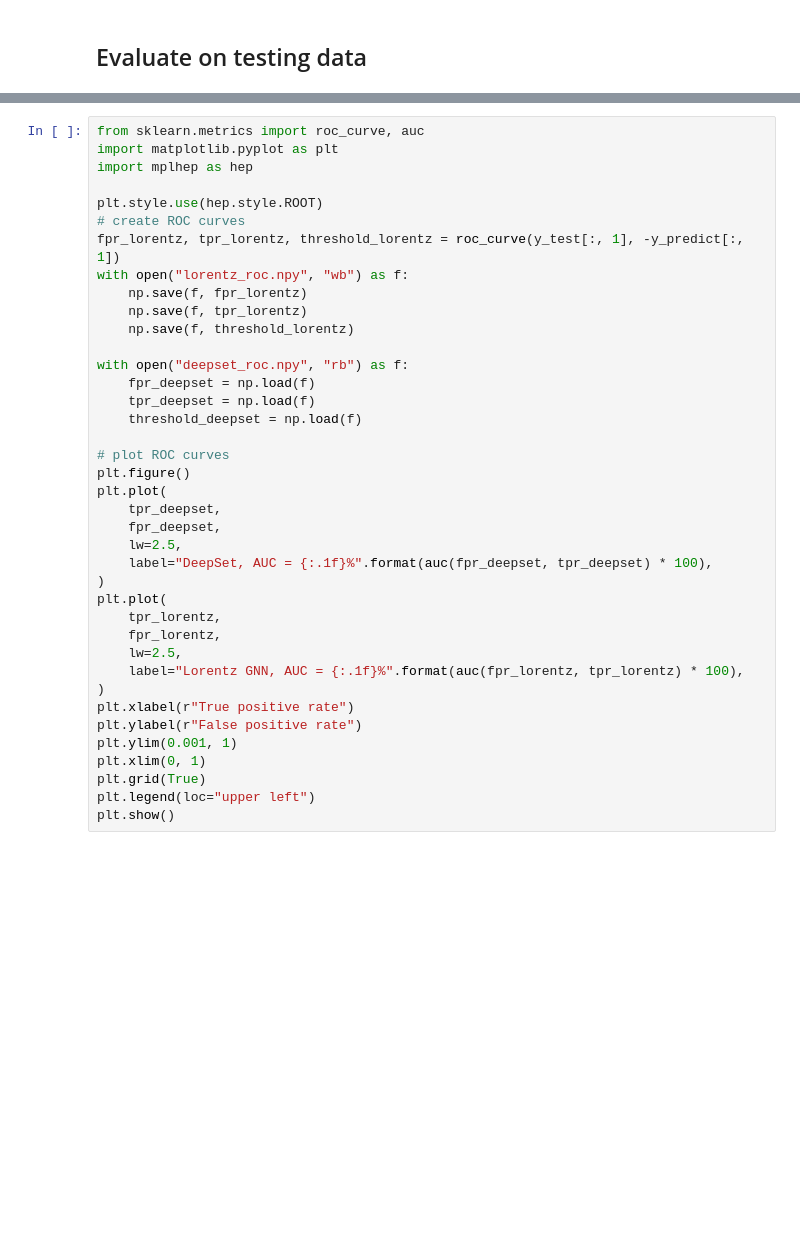
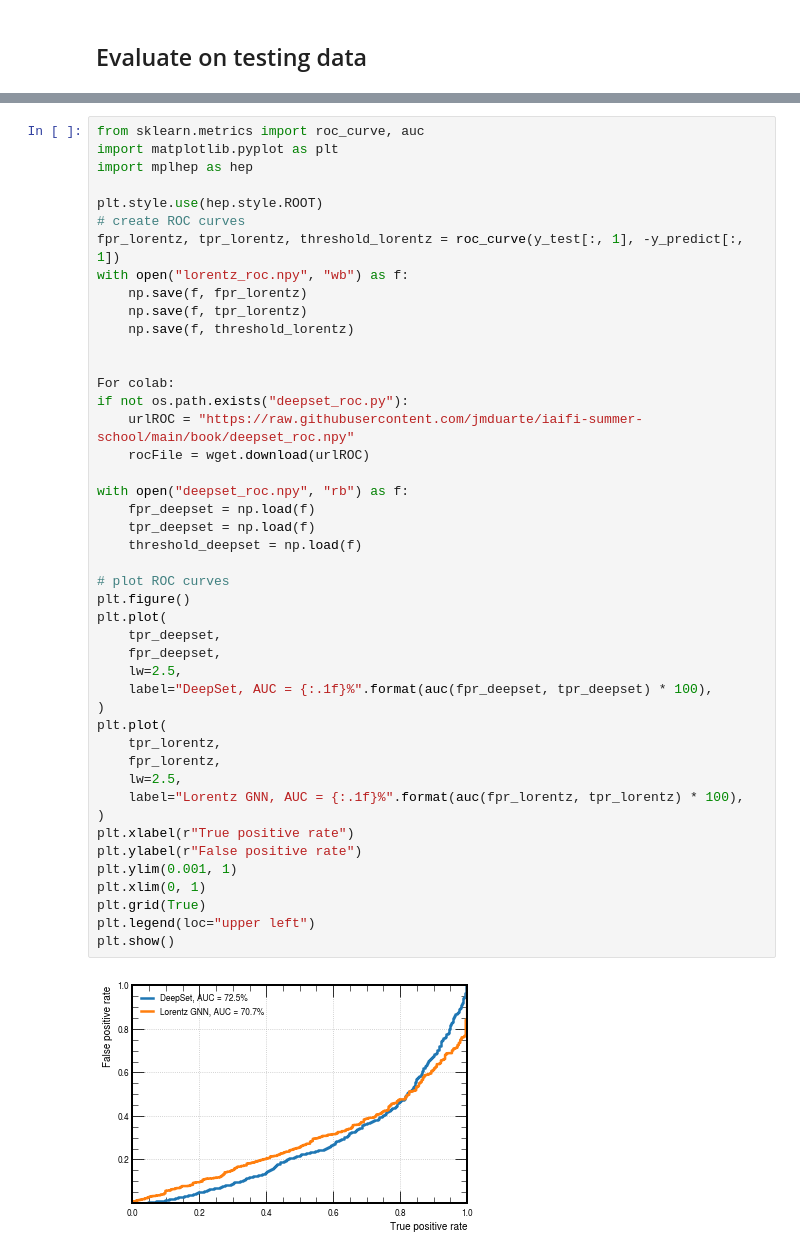
Before and after one commit to jmduarte/iaifi-summer-school, a Jupyter notebook: book/1.5_gnn_lorentz.ipynb, the cells around one changed output, grey strips where cells are left out. Saved outputs shown, nothing was run; the diff lists cells and outputs as text; blank space fills up the shorter version.

Commit message:
uploading colab-compatible lorentz network adjustments

```diff
--- a/book/1.5_gnn_lorentz.ipynb
+++ b/book/1.5_gnn_lorentz.ipynb
@@ -367,33 +430,41 @@ with open("lorentz_roc.npy", "wb") as f:
     np.save(f, fpr_lorentz)
     np.save(f, tpr_lorentz)
     np.save(f, threshold_lorentz)
+
+
+For colab:
+if not os.path.exists("deepset_roc.py"):
+    urlROC = "https://raw.githubusercontent.com/jmduarte/iaifi-summer-school/main/book/deepset_roc.npy"
+    rocFile = wget.download(urlROC)
 
 with open("deepset_roc.npy", "rb") as f:
     fpr_deepset = np.load(f)
     tpr_deepset = np.load(f)
     threshold_deepset = np.load(f)
 
 # plot ROC curves
 plt.figure()
 plt.plot(
     tpr_deepset,
     fpr_deepset,
     lw=2.5,
     label="DeepSet, AUC = {:.1f}%".format(auc(fpr_deepset, tpr_deepset) * 100),
 )
 plt.plot(
     tpr_lorentz,
     fpr_lorentz,
     lw=2.5,
     label="Lorentz GNN, AUC = {:.1f}%".format(auc(fpr_lorentz, tpr_lorentz) * 100),
 )
 plt.xlabel(r"True positive rate")
 plt.ylabel(r"False positive rate")
 plt.ylim(0.001, 1)
 plt.xlim(0, 1)
 plt.grid(True)
 plt.legend(loc="upper left")
 plt.show()
+# %% [output]
+[figure, added]
 # %%
 from sklearn.metrics import roc_curve, auc
 import matplotlib.pyplot as plt
```
Also changed, not shown: parts of 8 cells of this notebook, 2 other files.
